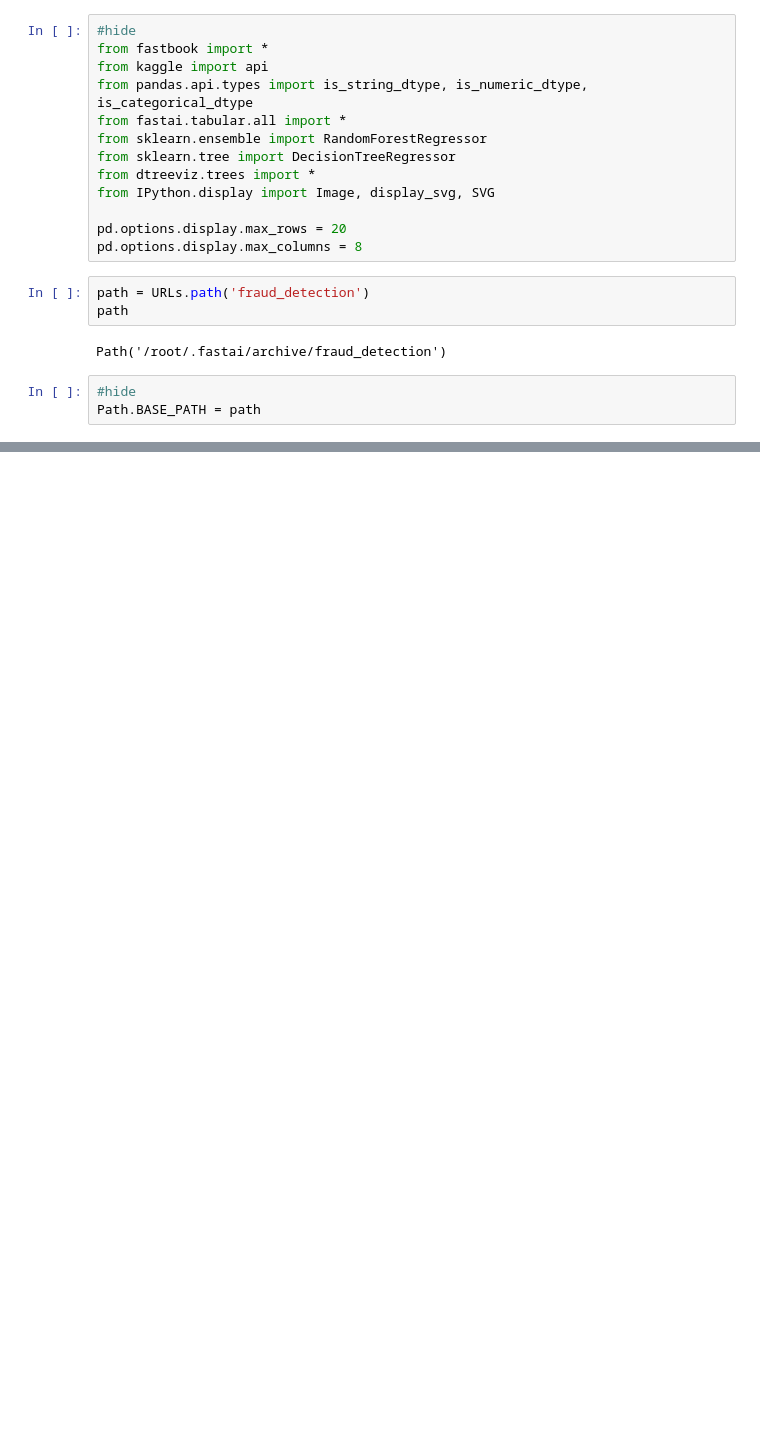
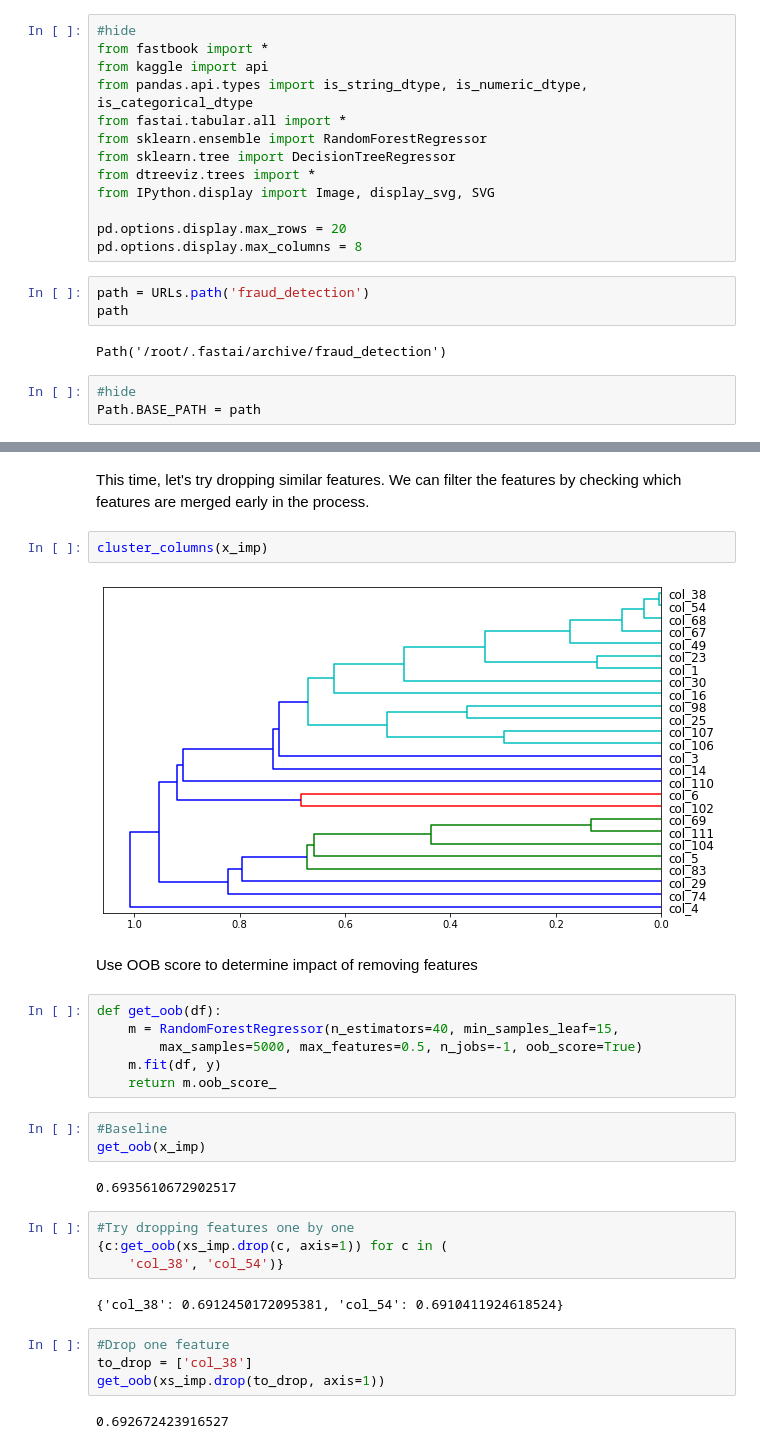
Before and after one commit to willystw/fastai-learning, a Jupyter notebook: fraud-detection/Fraud_Detection.ipynb, the cells around one changed output, grey strips where cells are left out. Drawn from its saved outputs; the diff is of its cells as text; blank space fills up the shorter version.

```diff
--- a/fraud-detection/Fraud_Detection.ipynb
+++ b/fraud-detection/Fraud_Detection.ipynb
@@ -51,0 +222,31 @@ path.ls()
+# %% [markdown]
+This time, let's try dropping similar features. We can filter the features by checking which features are merged early in the process.
+# %%
+cluster_columns(x_imp)
+# %% [output]
+[figure, added]
+# %% [markdown]
+Use OOB score to determine impact of removing features
+# %%
+def get_oob(df):
+    m = RandomForestRegressor(n_estimators=40, min_samples_leaf=15,
+        max_samples=5000, max_features=0.5, n_jobs=-1, oob_score=True)
+    m.fit(df, y)
+    return m.oob_score_
+# %%
+#Baseline
+get_oob(x_imp)
+# %% [output]
+0.6935610672902517
+# %%
+#Try dropping features one by one
+{c:get_oob(xs_imp.drop(c, axis=1)) for c in (
+    'col_38', 'col_54')}
+# %% [output]
+{'col_38': 0.6912450172095381, 'col_54': 0.6910411924618524}
+# %%
+#Drop one feature
+to_drop = ['col_38']
+get_oob(xs_imp.drop(to_drop, axis=1))
+# %% [output]
+0.692672423916527
```
Also changed, not shown: parts of 41 cells of this notebook.
